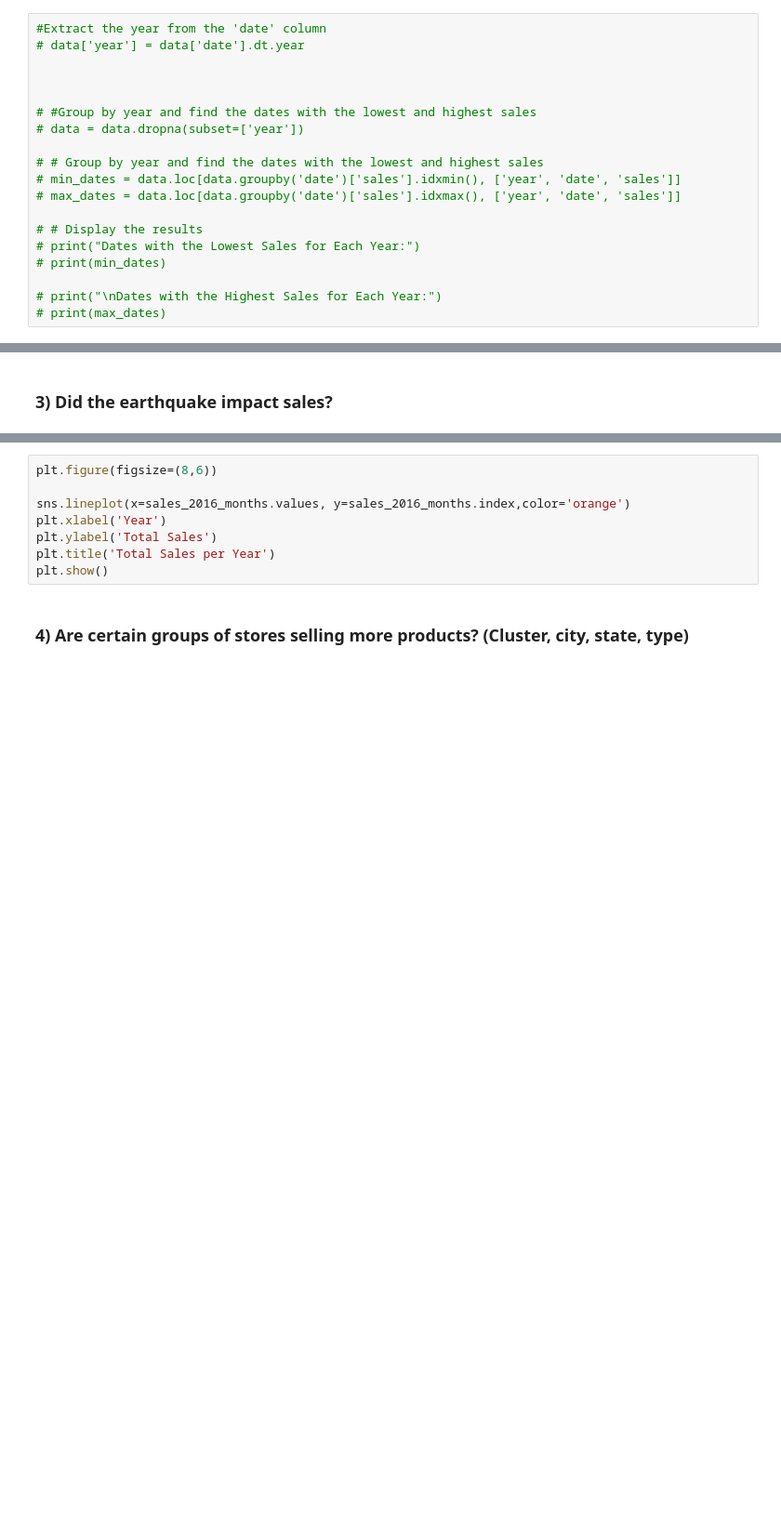
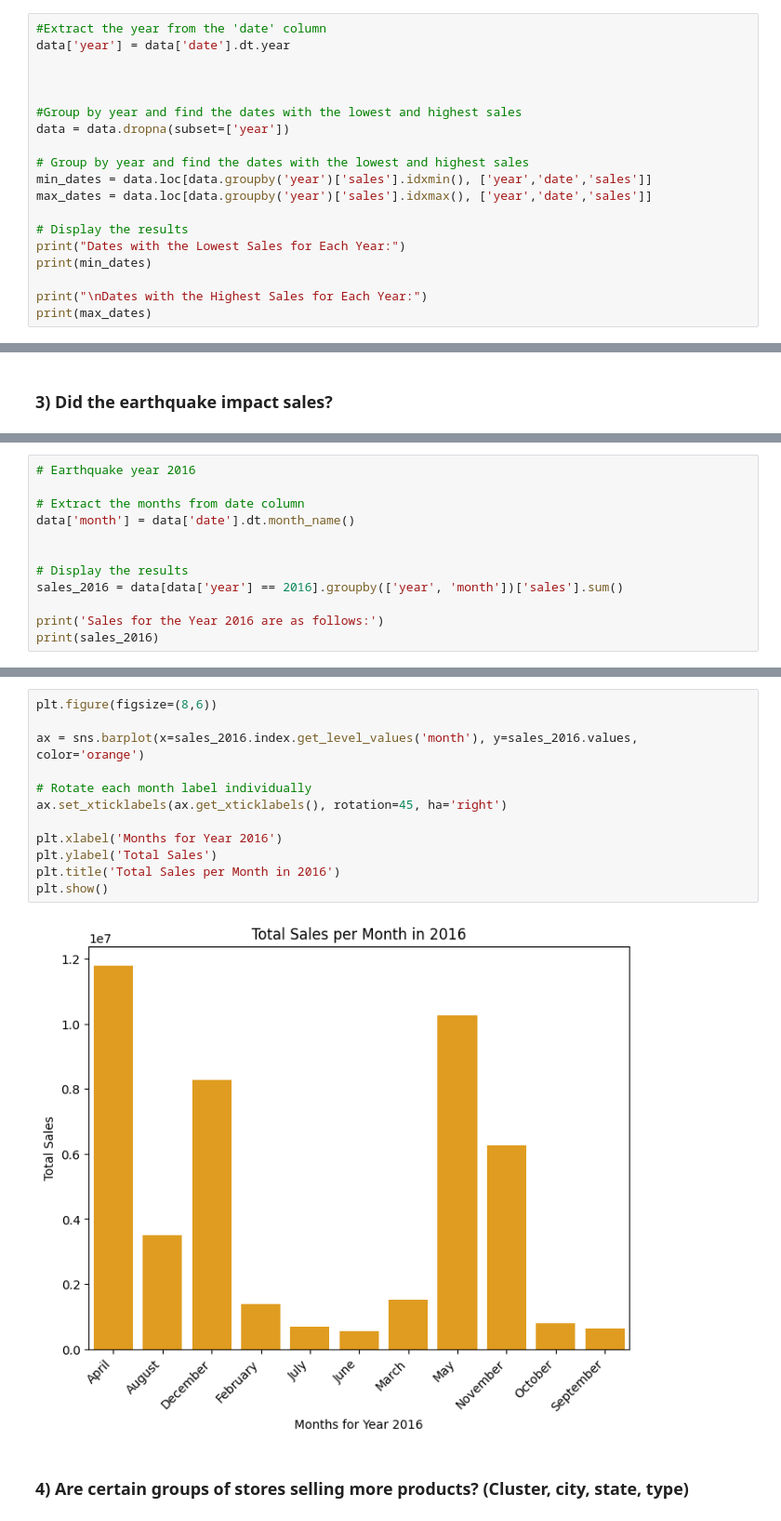
Before and after one commit to qochieng/Favorita-Store-Sales, a Jupyter notebook: favorita.ipynb, the cells around one changed output, grey strips where cells are left out. Shown at 93% size. Saved outputs shown, nothing was run; the diff lists cells and outputs as text; blank space fills up the shorter version.

```diff
--- a/favorita.ipynb
+++ b/favorita.ipynb
@@ -624,20 +652,20 @@ else:
 ### 2) Which dates have the lowest and highest sales for each year?
 # %%
 #Extract the year from the 'date' column
-# data['year'] = data['date'].dt.year
+data['year'] = data['date'].dt.year
 
 
 
-# #Group by year and find the dates with the lowest and highest sales
-# data = data.dropna(subset=['year'])
+#Group by year and find the dates with the lowest and highest sales
+data = data.dropna(subset=['year'])
 
-# # Group by year and find the dates with the lowest and highest sales
-# min_dates = data.loc[data.groupby('date')['sales'].idxmin(), ['year', 'date', 'sales']]
-# max_dates = data.loc[data.groupby('date')['sales'].idxmax(), ['year', 'date', 'sales']]
+# Group by year and find the dates with the lowest and highest sales
+min_dates = data.loc[data.groupby('year')['sales'].idxmin(), ['year','date','sales']]
+max_dates = data.loc[data.groupby('year')['sales'].idxmax(), ['year','date','sales']]
 
-# # Display the results
-# print("Dates with the Lowest Sales for Each Year:")
-# print(min_dates)
+# Display the results
+print("Dates with the Lowest Sales for Each Year:")
+print(min_dates)
 
-# print("\nDates with the Highest Sales for Each Year:")
-# print(max_dates)
+print("\nDates with the Highest Sales for Each Year:")
+print(max_dates)
@@ -653,0 +690,12 @@ sales_2016_months
+# %%
+# Earthquake year 2016
+
+# Extract the months from date column
+data['month'] = data['date'].dt.month_name()
+
+
+# Display the results
+sales_2016 = data[data['year'] == 2016].groupby(['year', 'month'])['sales'].sum()
+
+print('Sales for the Year 2016 are as follows:')
+print(sales_2016)
@@ -654,10 +717,16 @@ sales_2016_months
 # %%
 plt.figure(figsize=(8,6))
 
-sns.lineplot(x=sales_2016_months.values, y=sales_2016_months.index,color='orange')
-plt.xlabel('Year')
+ax = sns.barplot(x=sales_2016.index.get_level_values('month'), y=sales_2016.values, color='orange')
+
+# Rotate each month label individually
+ax.set_xticklabels(ax.get_xticklabels(), rotation=45, ha='right')
+
+plt.xlabel('Months for Year 2016')
 plt.ylabel('Total Sales')
-plt.title('Total Sales per Year')
+plt.title('Total Sales per Month in 2016')
 plt.show()
+# %% [output]
+[figure, added]
 # %% [markdown]
 ### 4) Are certain groups of stores selling more products? (Cluster, city, state, type)
```
Also changed, not shown: parts of 20 cells of this notebook.
